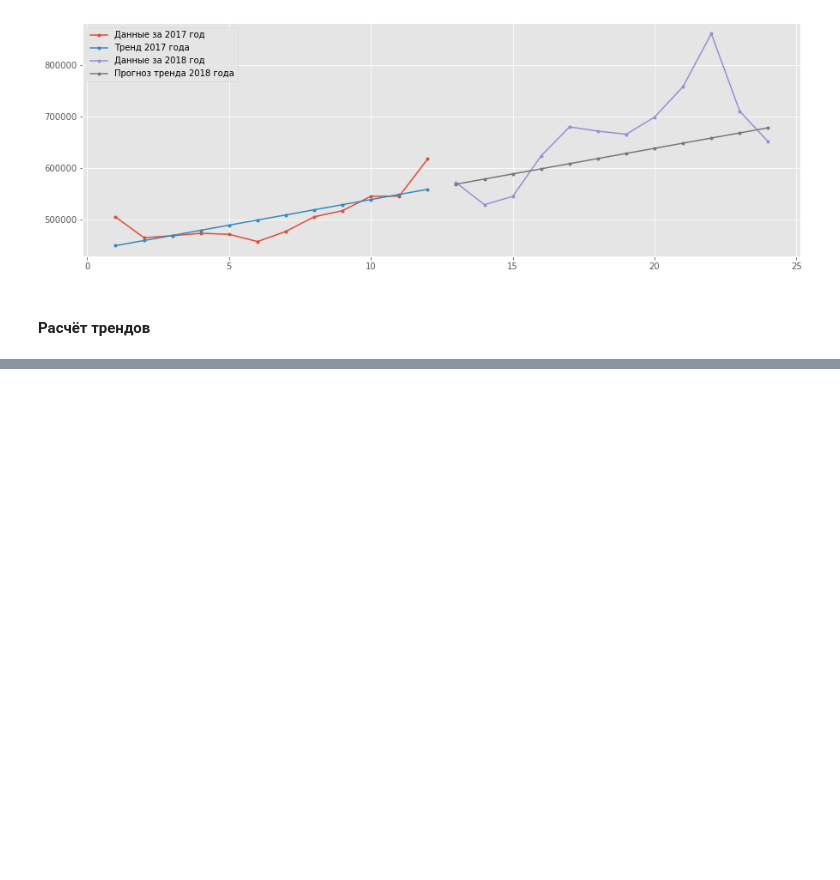
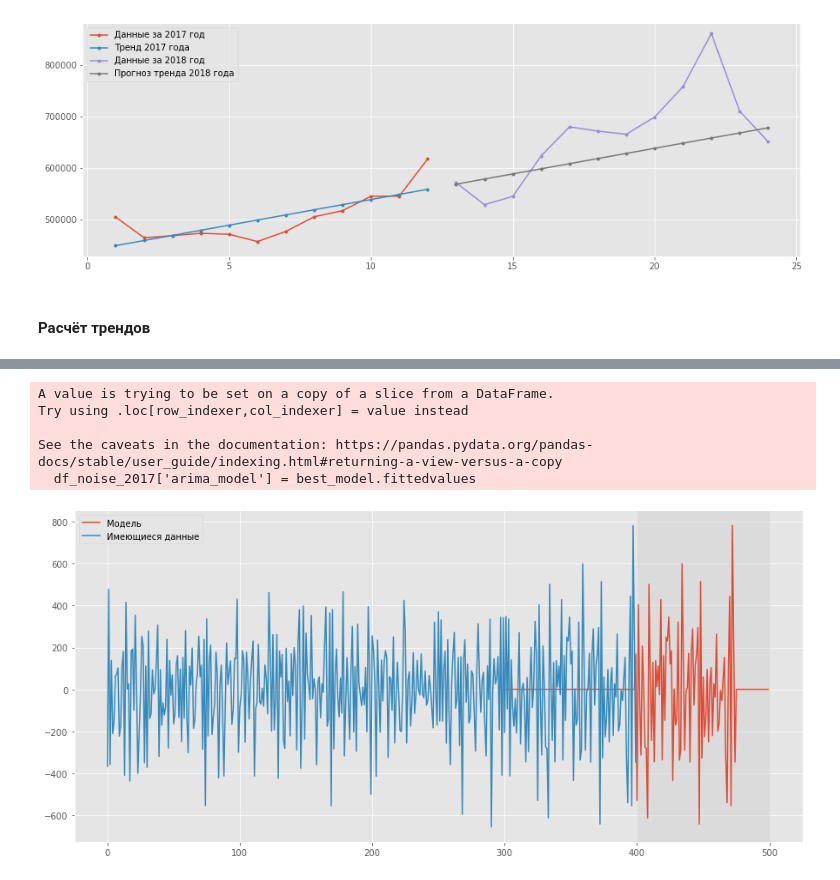
Before and after one commit to akhmetovcr/inn_btg_final, a Jupyter notebook: main.ipynb, the cells around one changed output, grey strips where cells are left out. Saved outputs shown, nothing was run; the diff lists cells and outputs as text; code cells hidden in the pictures; blank space fills up the shorter version.

```diff
--- a/main.ipynb
+++ b/main.ipynb
@@ -342,0 +450,19 @@ plt.legend()
+# %%
+# Демонстрация решения
+df_noise_2017['arima_model'] = best_model.fittedvalues
+forecast = best_model.predict(start = df_noise_2017.shape[0], end = df_noise_2017.shape[0]+100)
+forecast = df_noise_2017.arima_model.append(forecast).values[-500:]
+actual = df_noise_2017.DIFF.values[-400:]
+plt.figure(figsize=(15, 7))
+plt.plot(forecast, label="Модель")
+plt.plot(actual, label="Имеющиеся данные")
+plt.legend()
+plt.axvspan(len(actual), len(forecast), alpha=0.5, color='lightgrey')
+plt.grid(True)
+# %% [output]
+A value is trying to be set on a copy of a slice from a DataFrame.
+Try using .loc[row_indexer,col_indexer] = value instead
+
+See the caveats in the documentation: https://pandas.pydata.org/pandas-docs/stable/user_guide/indexing.html#returning-a-view-versus-a-copy
+  df_noise_2017['arima_model'] = best_model.fittedvalues
+[figure, added]
```
Also changed, not shown: parts of 8 cells of this notebook.
